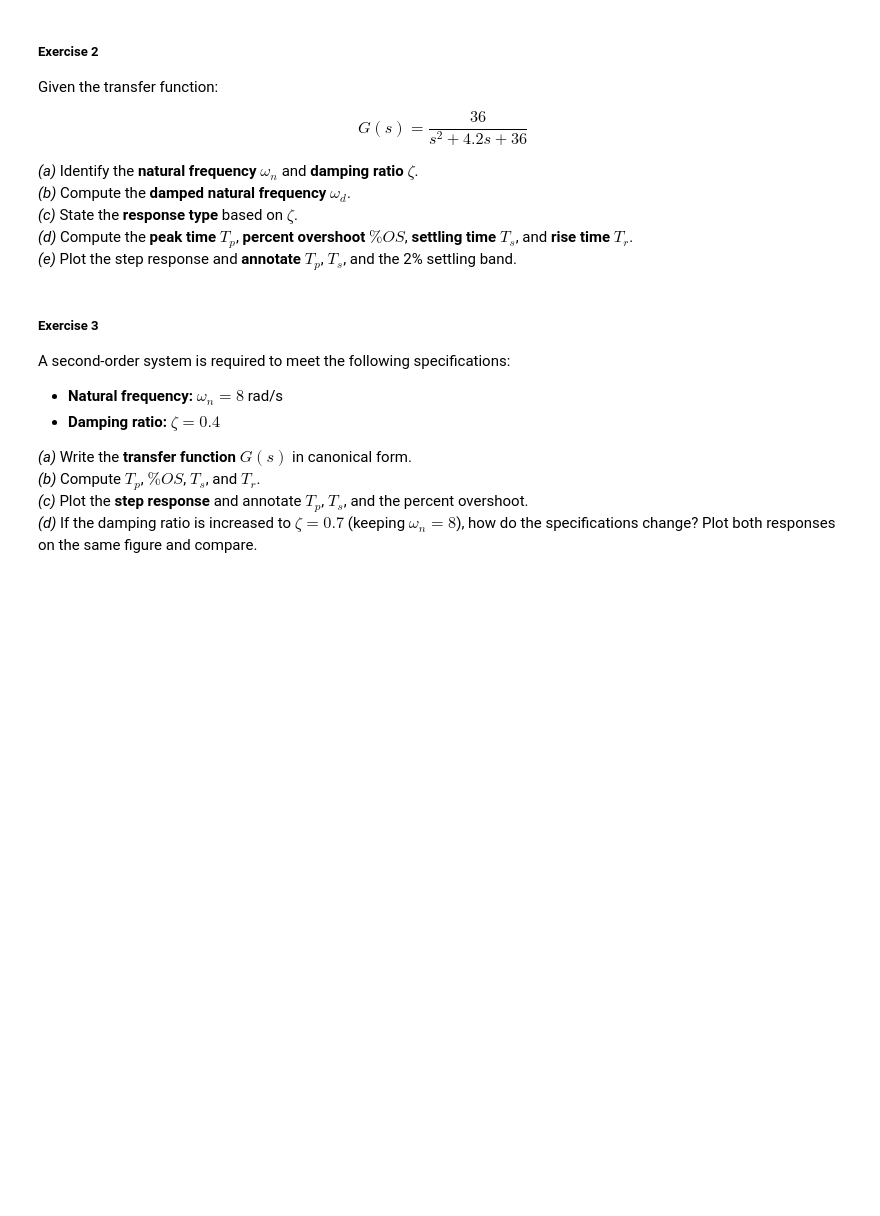
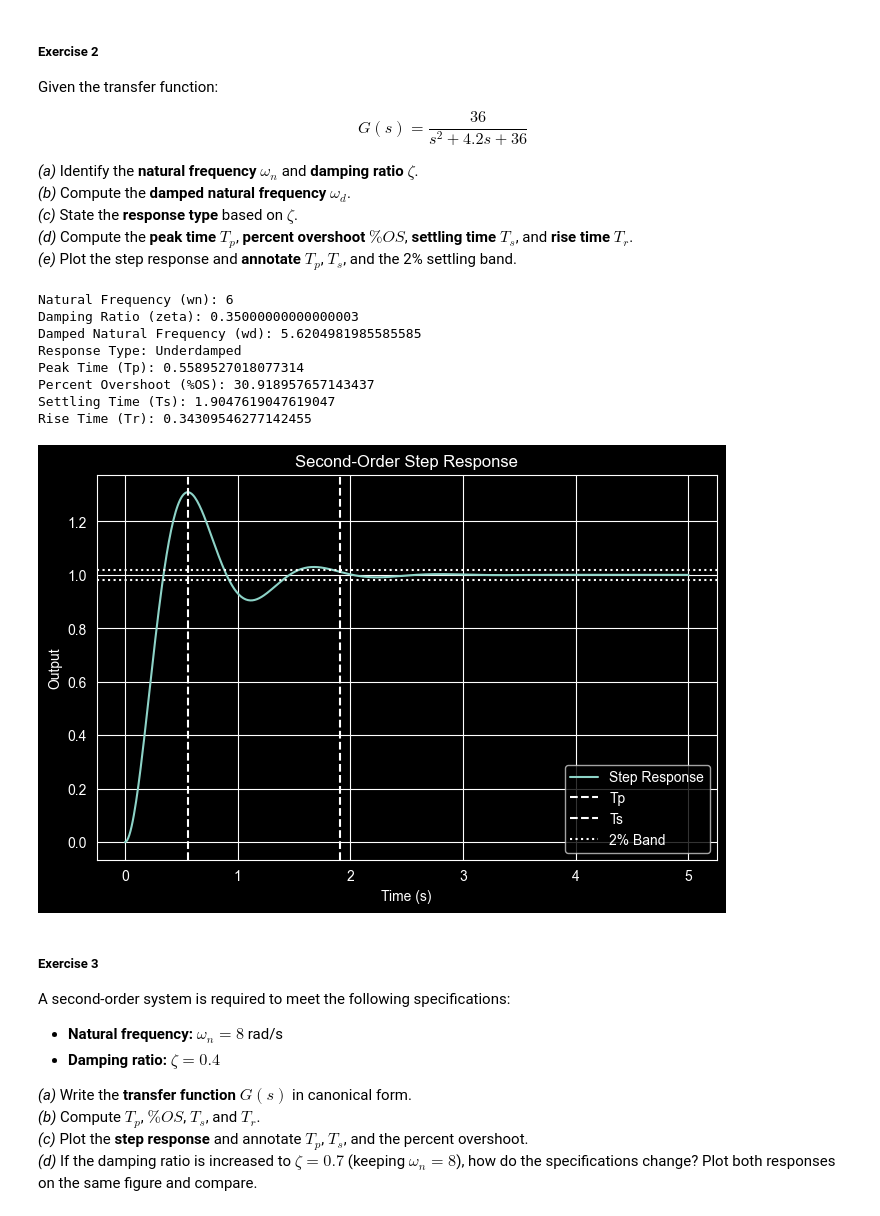
Before and after one commit to Gardner-College/control-system-cpe2a, a Jupyter notebook: 2nd-order-system/gelo267/006_Time_Response_Second_Order.ipynb, the cells around one changed output. Saved outputs shown, nothing was run; the diff lists cells and outputs as text; code cells hidden in the pictures; blank space fills up the shorter version.

```diff
--- a/2nd-order-system/gelo267/006_Time_Response_Second_Order.ipynb
+++ b/2nd-order-system/gelo267/006_Time_Response_Second_Order.ipynb
@@ -379,7 +425,74 @@ $$G(s) = \frac{36}{s^2 + 4.2s + 36}$$
 *(d)* Compute the **peak time** $T_p$, **percent overshoot** $\%OS$, **settling time** $T_s$, and **rise time** $T_r$.
 *(e)* Plot the step response and **annotate** $T_p$, $T_s$, and the 2% settling band.
 # %%
-# Exercise 2 — your code here
+import control as ctrl
+import numpy as np
+import matplotlib.pyplot as plt
+
+# Transfer Function
+G = ctrl.TransferFunction([36], [1, 4.2, 36])
+
+# (a) Natural frequency and damping ratio
+wn = 6
+zeta = 4.2 / (2 * wn)
+
+print("Natural Frequency (wn):", wn)
+print("Damping Ratio (zeta):", zeta)
+
+# (b) Damped natural frequency
+wd = wn * np.sqrt(1 - zeta**2)
+print("Damped Natural Frequency (wd):", wd)
+
+# (c) Response type
+if zeta == 0:
+    response = "Undamped"
+elif zeta < 1:
+    response = "Underdamped"
+elif zeta == 1:
+    response = "Critically Damped"
+else:
+    response = "Overdamped"
+
+print("Response Type:", response)
+
+# (d) Time specifications
+Tp = np.pi / wd
+OS = np.exp((-zeta * np.pi) / np.sqrt(1 - zeta**2)) * 100
+Ts = 4 / (zeta * wn)
+Tr = (np.pi - np.arccos(zeta)) / wd
+
+print("Peak Time (Tp):", Tp)
+print("Percent Overshoot (%OS):", OS)
+print("Settling Time (Ts):", Ts)
+print("Rise Time (Tr):", Tr)
+
+# (e) Step response
+t = np.linspace(0, 5, 500)
+t, y = ctrl.step_response(G, t)
+
+plt.figure(figsize=(8,5))
+plt.plot(t, y, label="Step Response")
+plt.axvline(Tp, linestyle="--", label="Tp")
+plt.axvline(Ts, linestyle="--", label="Ts")
+plt.axhline(1.02, linestyle=":", label="2% Band")
+plt.axhline(0.98, linestyle=":")
+
+plt.title("Second-Order Step Response")
+plt.xlabel("Time (s)")
+plt.ylabel("Output")
+plt.grid(True)
+plt.legend()
+plt.show()
+# %% [output]
+Natural Frequency (wn): 6
+Damping Ratio (zeta): 0.35000000000000003
+Damped Natural Frequency (wd): 5.6204981985585585
+Response Type: Underdamped
+Peak Time (Tp): 0.5589527018077314
+Percent Overshoot (%OS): 30.918957657143437
+Settling Time (Ts): 1.9047619047619047
+Rise Time (Tr): 0.34309546277142455
+[figure, added]
 # %% [markdown]
 ##### Exercise 3
 
```
Also changed, not shown: parts of 3 cells of this notebook, 1 other file.
